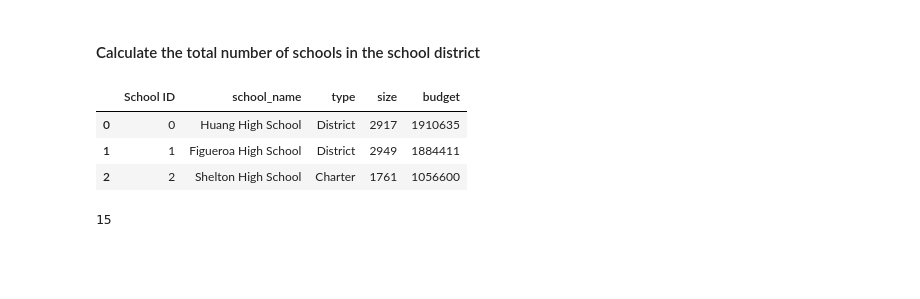
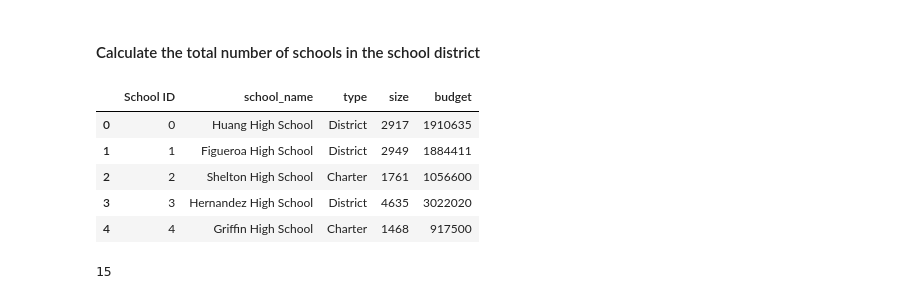
Before and after one commit to Slyssy/pandas-challenge, a Jupyter notebook: PyCitySchools/PyCitySchools_DA.ipynb, the cells around one changed output. Cells and saved outputs as stored; diff of their text form; code cells hidden in the pictures; blank space fills up the shorter version.

```diff
--- a/PyCitySchools/PyCitySchools_DA.ipynb
+++ b/PyCitySchools/PyCitySchools_DA.ipynb
@@ -41,12 +37,14 @@ school_data_complete = pd.merge(student_data, school_data, how="left", on=["scho
 #### Calculate the total number of schools in the school district
 # %%
 df1 = school_data
-df1.head(3)
+df1.head()
 # %% [output]
 |  | School ID | school_name | type | size | budget |
 | 0 | 0 | Huang High School | District | 2917 | 1910635 |
 | 1 | 1 | Figueroa High School | District | 2949 | 1884411 |
 | 2 | 2 | Shelton High School | Charter | 1761 | 1056600 |
+| 3 | 3 | Hernandez High School | District | 4635 | 3022020 |
+| 4 | 4 | Griffin High School | Charter | 1468 | 917500 |
 # %%
 number_of_schools = df1["school_name"].value_counts().sum()
 number_of_schools
```
Also changed, not shown: parts of 51 cells of this notebook.
